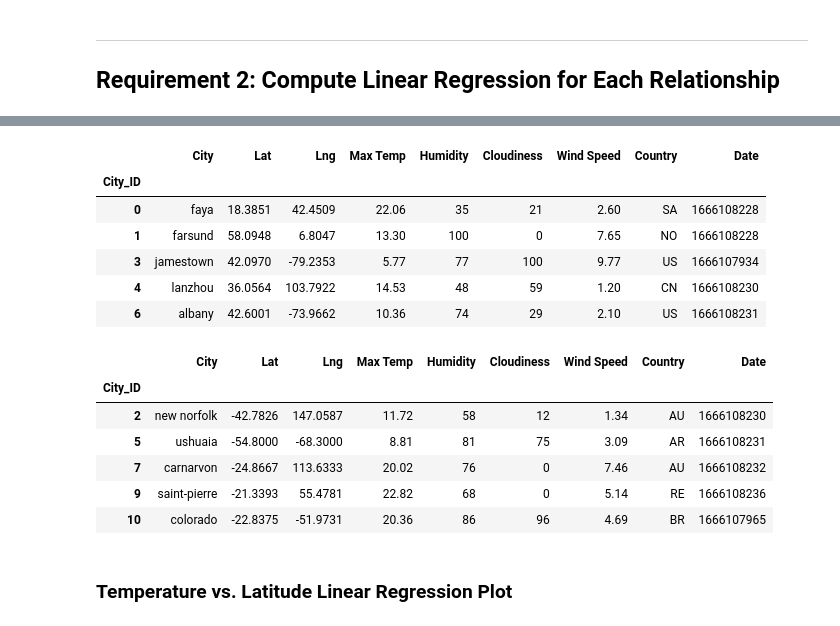
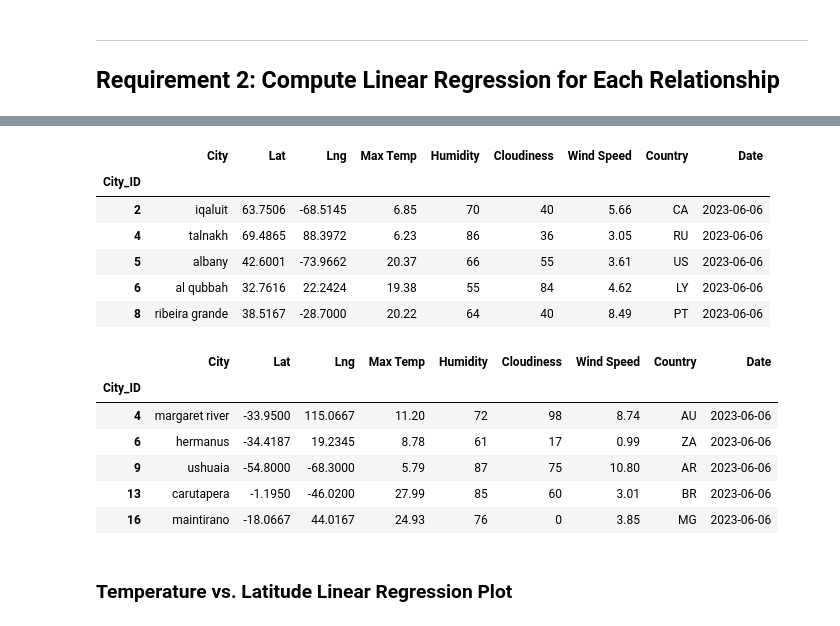
Before and after one commit to laurajanefaulds/API_challenge, a Jupyter notebook: ljf_code/WeatherPyLF.ipynb, the cells around one changed output, grey strips where cells are left out. Saved outputs shown, nothing was run; the diff lists cells and outputs as text; code cells hidden in the pictures.

```diff
--- a/ljf_code/WeatherPyLF.ipynb
+++ b/ljf_code/WeatherPyLF.ipynb
@@ -271,31 +279,32 @@ plt.show()
 # %%
 # Create a DataFrame with the Northern Hemisphere data (Latitude >= 0)
-# YOUR CODE HERE
+
+northern_hemi_df = city_data_df[city_data_df['Lat']>=0]
 
 # Display sample data
 northern_hemi_df.head()
 # %% [output]
 |  | City | Lat | Lng | Max Temp | Humidity | Cloudiness | Wind Speed | Country | Date |
 | City_ID |  |  |  |  |  |  |  |  |  |
-| 0 | faya | 18.3851 | 42.4509 | 22.06 | 35 | 21 | 2.60 | SA | 1666108228 |
-| 1 | farsund | 58.0948 | 6.8047 | 13.30 | 100 | 0 | 7.65 | NO | 1666108228 |
-| 3 | jamestown | 42.0970 | -79.2353 | 5.77 | 77 | 100 | 9.77 | US | 1666107934 |
-| 4 | lanzhou | 36.0564 | 103.7922 | 14.53 | 48 | 59 | 1.20 | CN | 1666108230 |
-| 6 | albany | 42.6001 | -73.9662 | 10.36 | 74 | 29 | 2.10 | US | 1666108231 |
+| 2 | iqaluit | 63.7506 | -68.5145 | 6.85 | 70 | 40 | 5.66 | CA | 2023-06-06 |
+| 4 | talnakh | 69.4865 | 88.3972 | 6.23 | 86 | 36 | 3.05 | RU | 2023-06-06 |
+| 5 | albany | 42.6001 | -73.9662 | 20.37 | 66 | 55 | 3.61 | US | 2023-06-06 |
+| 6 | al qubbah | 32.7616 | 22.2424 | 19.38 | 55 | 84 | 4.62 | LY | 2023-06-06 |
+| 8 | ribeira grande | 38.5167 | -28.7000 | 20.22 | 64 | 40 | 8.49 | PT | 2023-06-06 |
 # %%
 # Create a DataFrame with the Southern Hemisphere data (Latitude < 0)
-# YOUR CODE HERE
+southern_hemi_df = city_data_df[city_data_df['Lat']<0]
 
 # Display sample data
 southern_hemi_df.head()
 # %% [output]
 |  | City | Lat | Lng | Max Temp | Humidity | Cloudiness | Wind Speed | Country | Date |
 | City_ID |  |  |  |  |  |  |  |  |  |
-| 2 | new norfolk | -42.7826 | 147.0587 | 11.72 | 58 | 12 | 1.34 | AU | 1666108230 |
-| 5 | ushuaia | -54.8000 | -68.3000 | 8.81 | 81 | 75 | 3.09 | AR | 1666108231 |
-| 7 | carnarvon | -24.8667 | 113.6333 | 20.02 | 76 | 0 | 7.46 | AU | 1666108232 |
-| 9 | saint-pierre | -21.3393 | 55.4781 | 22.82 | 68 | 0 | 5.14 | RE | 1666108236 |
-| 10 | colorado | -22.8375 | -51.9731 | 20.36 | 86 | 96 | 4.69 | BR | 1666107965 |
+| 4 | margaret river | -33.9500 | 115.0667 | 11.20 | 72 | 98 | 8.74 | AU | 2023-06-06 |
+| 6 | hermanus | -34.4187 | 19.2345 | 8.78 | 61 | 17 | 0.99 | ZA | 2023-06-06 |
+| 9 | ushuaia | -54.8000 | -68.3000 | 5.79 | 87 | 75 | 10.80 | AR | 2023-06-06 |
+| 13 | carutapera | -1.1950 | -46.0200 | 27.99 | 85 | 60 | 3.01 | BR | 2023-06-06 |
+| 16 | maintirano | -18.0667 | 44.0167 | 24.93 | 76 | 0 | 3.85 | MG | 2023-06-06 |
 # %% [markdown]
 ###  Temperature vs. Latitude Linear Regression Plot
 # %%
```
Also changed, not shown: parts of 13 cells of this notebook, 6 other files.
